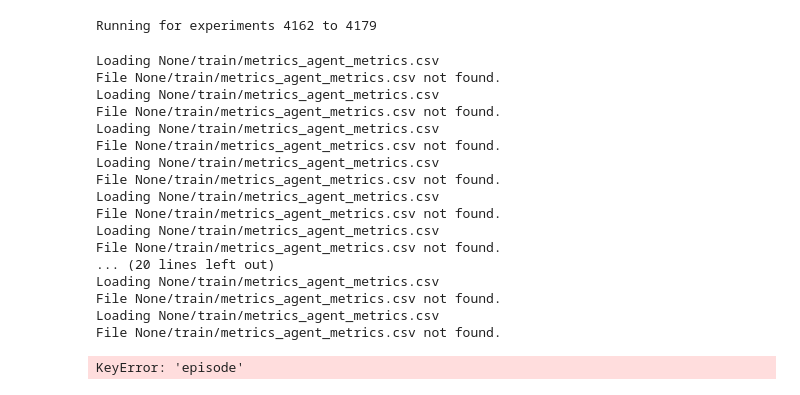
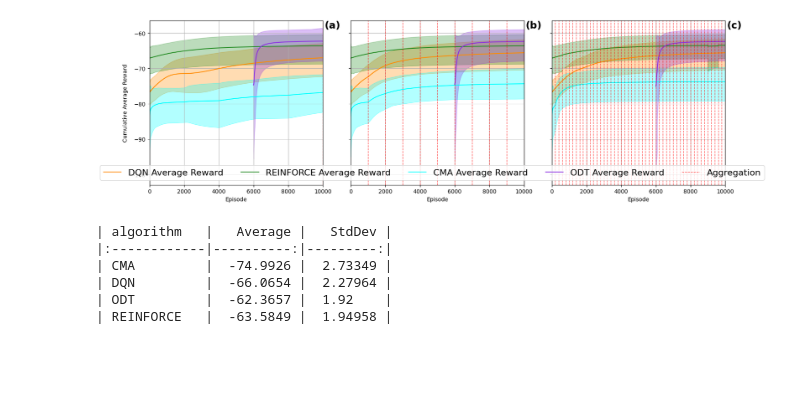
Before and after one commit to LucasHartmanWestern/rl-for-vrp-csp, a Jupyter notebook: experiments/Part 1 Figures.ipynb, the cells around one changed output. Cells and saved outputs as stored; diff of their text form; code cells hidden in the pictures; blank space fills up the shorter version.

```diff
--- a/experiments/Part 1 Figures.ipynb
+++ b/experiments/Part 1 Figures.ipynb
@@ -42,15 +42,13 @@ exp_lists_preformatted = [
 #exp_lists_preformatted = []
 
 # TODO: REMOVE THIS!!
-index = 25
-starting_exp = int(exp_lists_preformatted[index].split("_")[0])
-ending_exp = int(exp_lists_preformatted[index].split("_")[1].split('.')[0])
+# index = 11
+# starting_exp = int(exp_lists_preformatted[index].split("_")[0])
+# ending_exp = int(exp_lists_preformatted[index].split("_")[1].split('.')[0])
 
-exp_lists_preformatted = []
+# exp_lists_preformatted = []
 
-print(f"Running for experiments {starting_exp} to {ending_exp}")
+# print(f"Running for experiments {starting_exp} to {ending_exp}")
-# %% [output]
-Running for experiments 4162 to 4179
 # %%
 experiments = range(starting_exp, ending_exp + 1)
 
@@ -115,24 +113,6 @@ if len(exp_lists_preformatted) == 0:
         agent_data['eps_per_agg'] = cma_c['max_generations'] if algorithm_dm == 'CMA' else nn_c['num_episodes']
 
         exp_agent_data.append(agent_data)
-# %% [output]
-Loading None/train/metrics_agent_metrics.csv
-File None/train/metrics_agent_metrics.csv not found.
-Loading None/train/metrics_agent_metrics.csv
-File None/train/metrics_agent_metrics.csv not found.
-Loading None/train/metrics_agent_metrics.csv
-File None/train/metrics_agent_metrics.csv not found.
-Loading None/train/metrics_agent_metrics.csv
-File None/train/metrics_agent_metrics.csv not found.
-Loading None/train/metrics_agent_metrics.csv
-File None/train/metrics_agent_metrics.csv not found.
-Loading None/train/metrics_agent_metrics.csv
-File None/train/metrics_agent_metrics.csv not found.
-... (20 lines left out)
-Loading None/train/metrics_agent_metrics.csv
-File None/train/metrics_agent_metrics.csv not found.
-Loading None/train/metrics_agent_metrics.csv
-File None/train/metrics_agent_metrics.csv not found.
 # %%
 if len(exp_lists_preformatted) == 0:
     # Convert data to DataFrame for easier manipulation
@@ -154,8 +134,6 @@ if len(exp_lists_preformatted) == 0:
     cumulative_agent_df['episode'] = cumulative_agent_df['aggregation'] * cumulative_agent_df['eps_per_agg'] + cumulative_agent_df['episode']
 
     cumulative_agent_df.head()
-# %% [output]
-KeyError: 'episode'
 # %%
 # Define the file path with starting_exp and ending_exp variables
 file_path_for_processed_data = f'../../../../storage_1/metrics/formatted_experiment_data/part_1/'
@@ -232,12 +210,26 @@ plt.rcParams.update({
 
 axes = np.atleast_1d(axes)
 
+subplot_labels = ['(a)', '(b)', '(c)']
+
 for plot_ind, agg_level in enumerate(agg_levels_sorted):
     ax = axes[plot_ind]
+
+    ax.text(
+        1.01, 1.0,
+        subplot_labels[plot_ind],
+        transform=ax.transAxes,
+        fontsize=18,
+        fontweight='bold',
+        va='top'
+    )
 
     agg_level_data = cumulative_avg_reward_by_algorithm.loc[
         cumulative_avg_reward_by_algorithm['num_aggs'] == agg_level
     ]
+
+    mask = agg_level_data['algorithm'] == 'ODT'
+    agg_level_data.loc[mask, 'episode'] += 6000
 
     total_eps = agg_level_data['episode'].max()
     eps_per_agg = np.ceil(total_eps / agg_level)
@@ -276,34 +268,57 @@ for plot_ind, agg_level in enumerate(agg_levels_sorted):
             ax.axvline(x=(agg * eps_per_agg), color='r', linestyle='--', linewidth=1, alpha=0.7)
         else:
             ax.axvline(x=(agg * eps_per_agg), color='r', linestyle='--', linewidth=1, alpha=0.7)
 
     ax.set_xlabel('Episode')
     ax.grid(True)
     ax.set_xlim(0, 10000)
 
 # Set the shared y-label
 axes[0].set_ylabel('Cumulative Average Reward')
 
 # Create a custom legend entry for aggregation lines
 aggregation_handle = Line2D(
     [0], [0], color='r', linestyle='--', linewidth=1, alpha=0.7, label='Aggregation'
 )
 
 # Combine all legend handles and labels
 handles = algorithm_handles + [aggregation_handle]
 
 #labels = algorithm_labels + ['Aggregation', 'Winter', 'Summer']
 labels = algorithm_labels + ['Aggregation']
 
 # Place the legend outside of the subplots
 fig.legend(handles, labels, loc='lower center', ncol=len(handles), bbox_to_anchor=(0.5, 0.13))
 
 # Adjust layout to make room for the legend
 fig.tight_layout(rect=[0, 0, 1, 1])
 
-fig.savefig('./Figures/aggregation_comparison.png', dpi=300, bbox_inches='tight')
+fig.savefig('./Figures/episode_plateau.png', dpi=300, bbox_inches='tight')
 
 plt.show()
+# %% [output]
+[figure, added]
+# %%
+last_eps = cumulative_avg_reward_by_algorithm.groupby('algorithm')['episode'] \
+                                           .transform('max')
+
+last_ep_data = cumulative_avg_reward_by_algorithm[
+    cumulative_avg_reward_by_algorithm['episode'] == last_eps
+]
+
+stats = (last_ep_data
+         .groupby('algorithm')['cumulative_reward']
+         .agg(Average='mean', StdDev='std')
+         .reset_index())
+
+print(stats.to_markdown(index=False))
+# %% [output]
+| algorithm   |   Average |   StdDev |
+|:------------|----------:|---------:|
+| CMA         |  -74.9926 |  2.73349 |
+| DQN         |  -66.0654 |  2.27964 |
+| ODT         |  -62.3657 |  1.92    |
+| REINFORCE   |  -63.5849 |  1.94958 |
 # %%
 cumulative_avg_reward_by_algorithm['num_aggs'] = np.where(
     (cumulative_avg_reward_by_algorithm['num_aggs'] == 3) &
```
Also changed, not shown: 10 other files.
